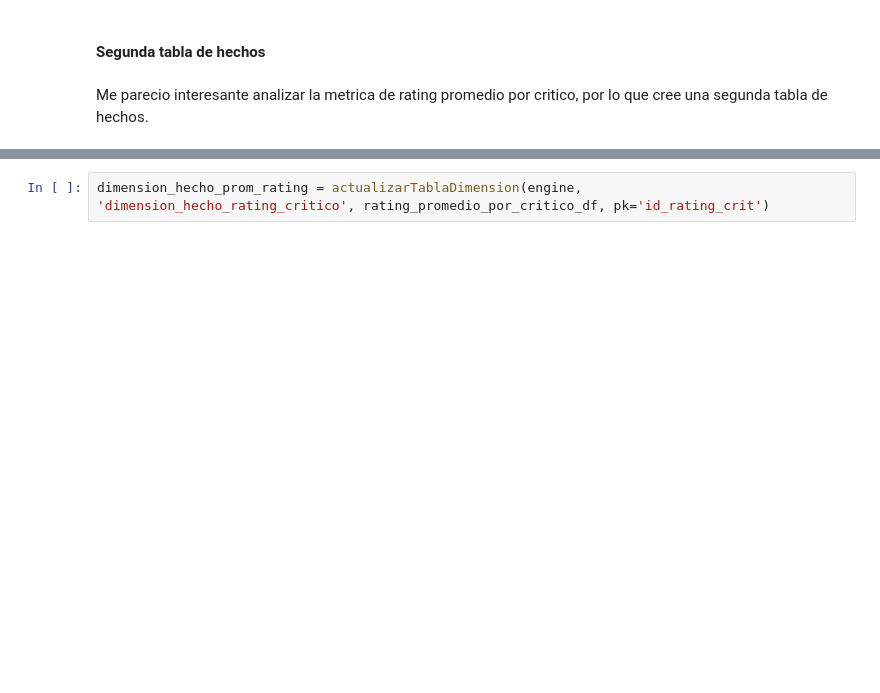
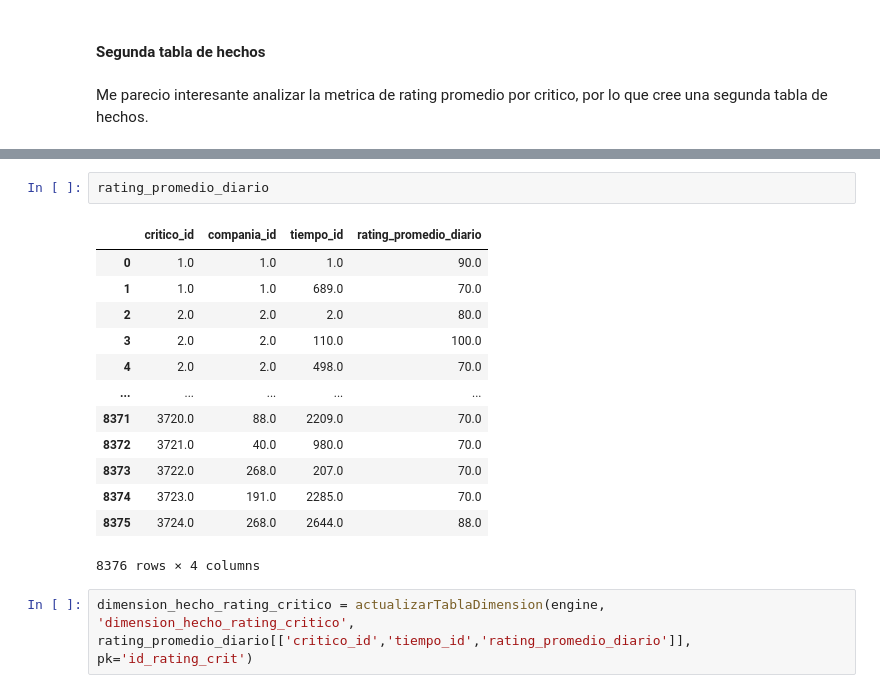
Before and after one commit to EnzoRD/TP_BDM, a Jupyter notebook: etl.ipynb, the cells around one changed output, grey strips where cells are left out. Saved outputs shown, nothing was run; the diff lists cells and outputs as text; blank space fills up the shorter version.

```diff
--- a/etl.ipynb
+++ b/etl.ipynb
@@ -601,2 +550,18 @@ print(datos_fecha_columnas)
+# %%
+rating_promedio_diario
+# %% [output]
+|  | critico_id | compania_id | tiempo_id | rating_promedio_diario |
+| 0 | 1.0 | 1.0 | 1.0 | 90.0 |
+| 1 | 1.0 | 1.0 | 689.0 | 70.0 |
+| 2 | 2.0 | 2.0 | 2.0 | 80.0 |
+| 3 | 2.0 | 2.0 | 110.0 | 100.0 |
+| 4 | 2.0 | 2.0 | 498.0 | 70.0 |
+| ... | ... | ... | ... | ... |
+| 8371 | 3720.0 | 88.0 | 2209.0 | 70.0 |
+| 8372 | 3721.0 | 40.0 | 980.0 | 70.0 |
+| 8373 | 3722.0 | 268.0 | 207.0 | 70.0 |
+| 8374 | 3723.0 | 191.0 | 2285.0 | 70.0 |
+| 8375 | 3724.0 | 268.0 | 2644.0 | 88.0 |
+8376 rows × 4 columns
 # %%
-dimension_hecho_prom_rating = actualizarTablaDimension(engine, 'dimension_hecho_rating_critico', rating_promedio_por_critico_df, pk='id_rating_crit')
+dimension_hecho_rating_critico = actualizarTablaDimension(engine, 'dimension_hecho_rating_critico', rating_promedio_diario[['critico_id','tiempo_id','rating_promedio_diario']], pk='id_rating_crit')
```
Also changed, not shown: parts of 12 cells of this notebook, 2 other files.
